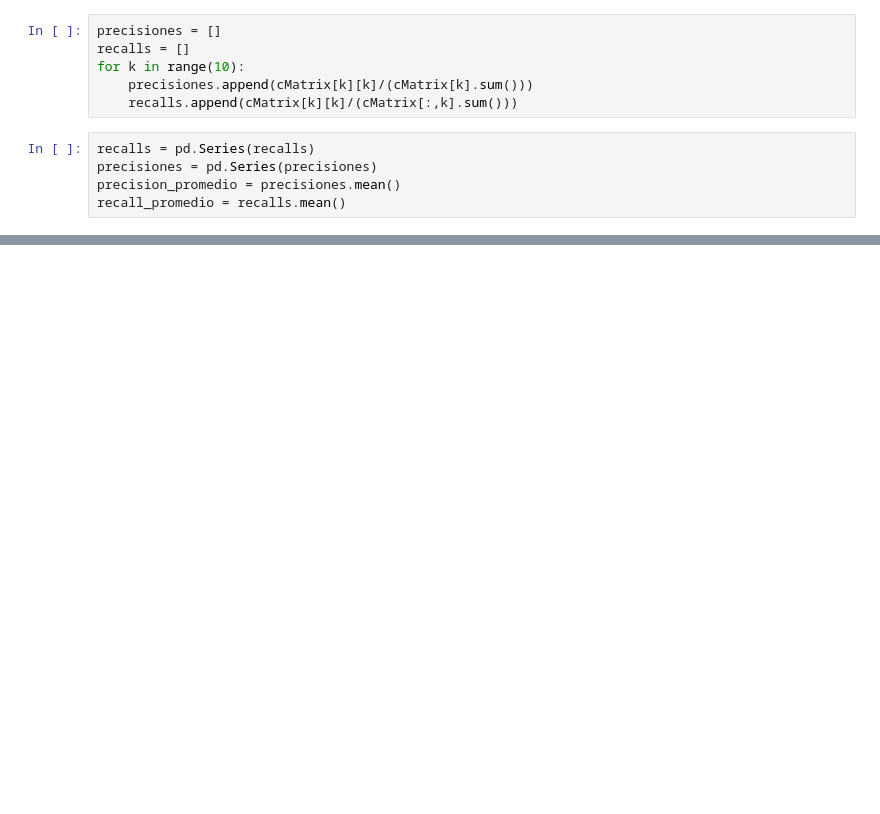
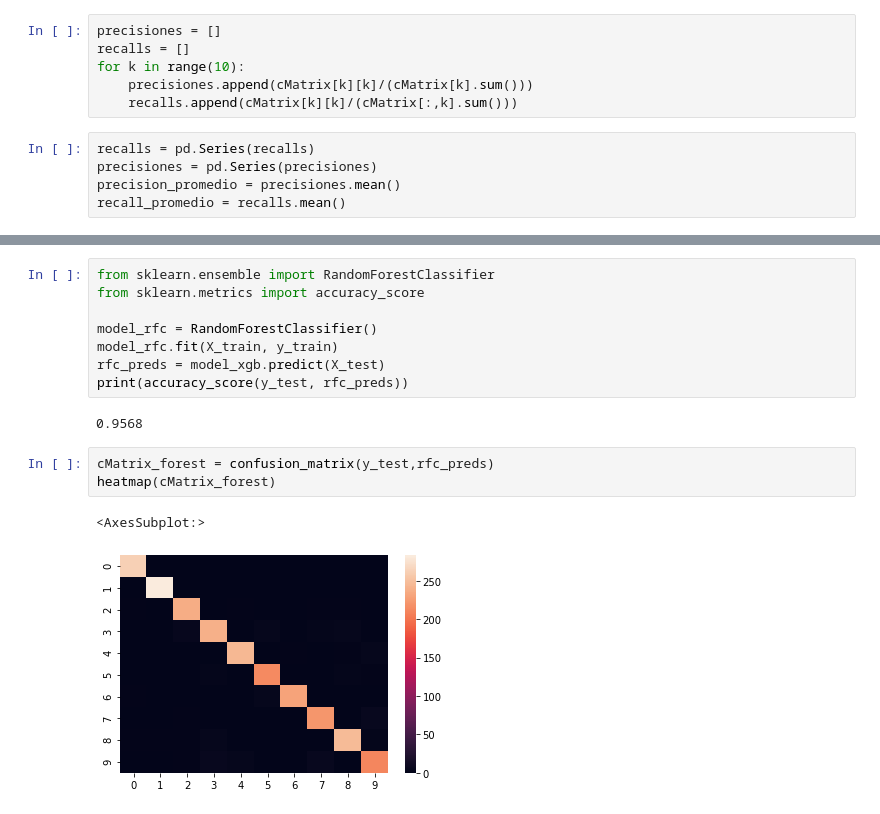
Before and after one commit to pdbruno/metnum-tp2, a Jupyter notebook: scripts/OTRAS_METRICAS.ipynb, the cells around one changed output, grey strips where cells are left out. Saved outputs shown, nothing was run; the diff lists cells and outputs as text; blank space fills up the shorter version.

```diff
--- a/scripts/OTRAS_METRICAS.ipynb
+++ b/scripts/OTRAS_METRICAS.ipynb
@@ -95,0 +109,16 @@ dfi.export(resultados, "./graphics/recalls-presiciones.jpg")
+# %%
+from sklearn.ensemble import RandomForestClassifier
+from sklearn.metrics import accuracy_score
+
+model_rfc = RandomForestClassifier()
+model_rfc.fit(X_train, y_train)
+rfc_preds = model_xgb.predict(X_test)
+print(accuracy_score(y_test, rfc_preds))
+# %% [output]
+0.9568
+# %%
+cMatrix_forest = confusion_matrix(y_test,rfc_preds)
+heatmap(cMatrix_forest)
+# %% [output]
+<AxesSubplot:>
+[figure, added]
```
Also changed, not shown: parts of 11 cells of this notebook.
